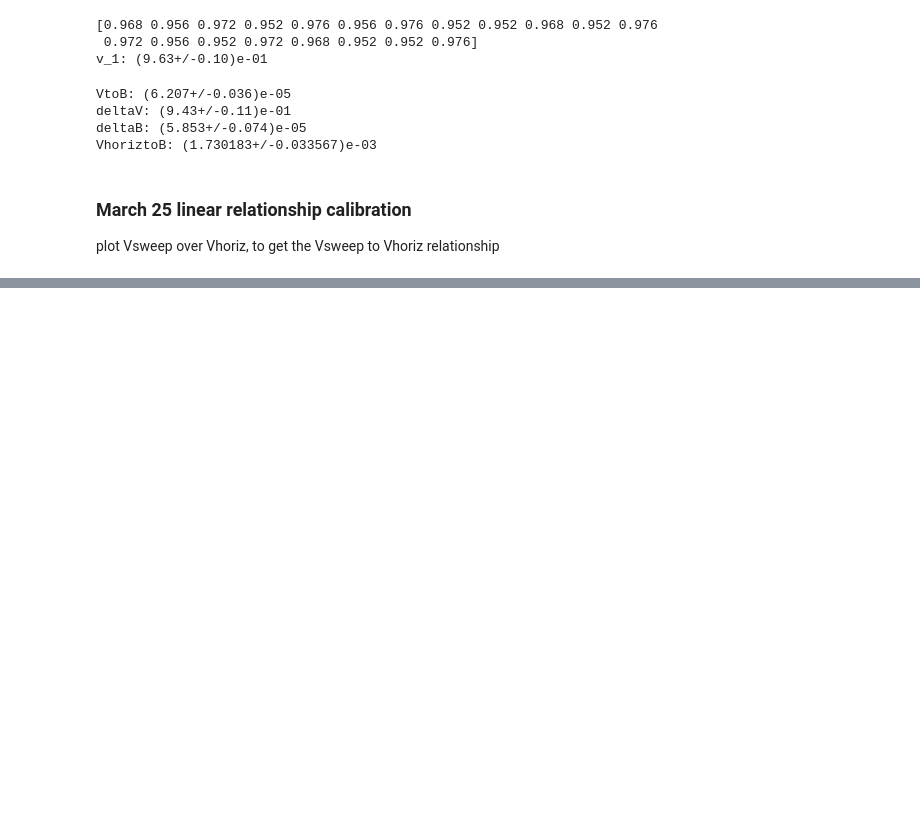
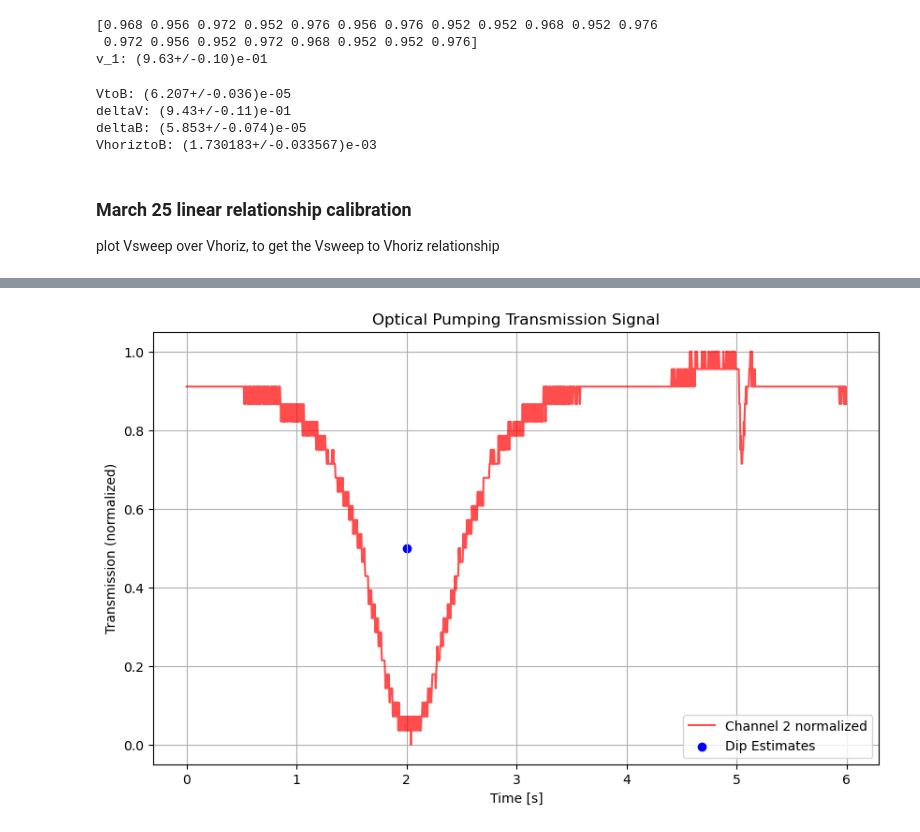
Before and after one commit to MarkZhit/PHYS409-Optical_Pumping, a Jupyter notebook: BhorizCalibration.ipynb, the cells around one changed output, grey strips where cells are left out. Cells and saved outputs as stored; diff of their text form; code cells hidden in the pictures; blank space fills up the shorter version.

```diff
--- a/BhorizCalibration.ipynb
+++ b/BhorizCalibration.ipynb
@@ -401,30 +407,30 @@ print(f"v_0: {v_0:.2ue}")
 # %%
-freq = 195
 t0 = 0
-x0 =  2.2
-dV = ufloat(0,0)
-savename = "5s measurement Mar 23 - " + str(freq) + 'kHz'
-filename = ""
+x0 =  2
+savename = "5s measurement Mar 25 - " + str(freq) + 'kHz'
+filename = "195_0p0000124V"
 
 
 time, y1, y2, y2_norm = m.read_transmission_csv('./data/Mar 23 measurement/' +filename+ '.csv')
 
 nCut = (t0 // (time[1] - time[0])).astype(int)
 time_cutFirst = time[nCut:] - t0
 y2_norm_cutFirst = y2_norm[nCut:]
 plt.figure(figsize=(10, 6))
-plt.plot(time, y2_norm, label='Channel 2 normalized', color='red', alpha=0.7)
+plt.plot(time_cutFirst, y2_norm_cutFirst, label='Channel 2 normalized', color='red', alpha=0.7)
 plt.scatter(x0, 0.5, label='Dip Estimates', color='blue')
 
 # Labels and formatting
 plt.xlabel('Time [s]')
 plt.ylabel('Transmission (normalized)')
 plt.title('Optical Pumping Transmission Signal')
 plt.legend(loc="lower right")
 plt.grid(True)
 plt.savefig("figures/" + savename, dpi=300)
 
 plt.show()
+# %% [output]
+[figure, added]
 # %%
 p0 = (1, 1, 0.3, x0)
 lower_bound = (0,0,0,0)
```
Also changed, not shown: parts of 21 cells of this notebook, 14 other files.
